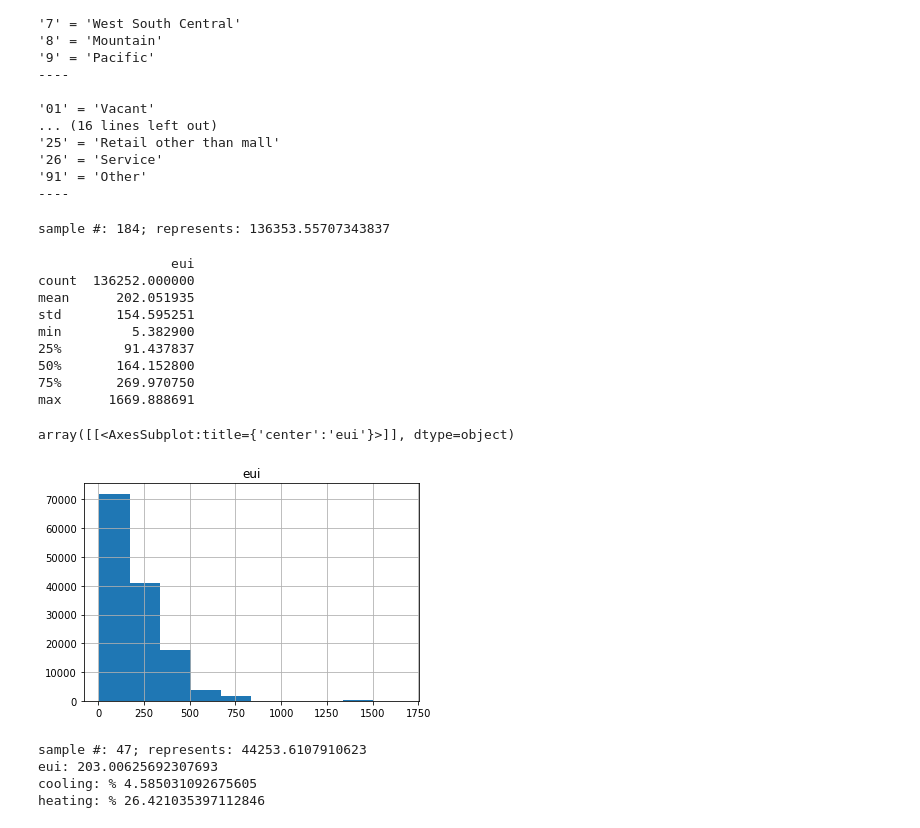
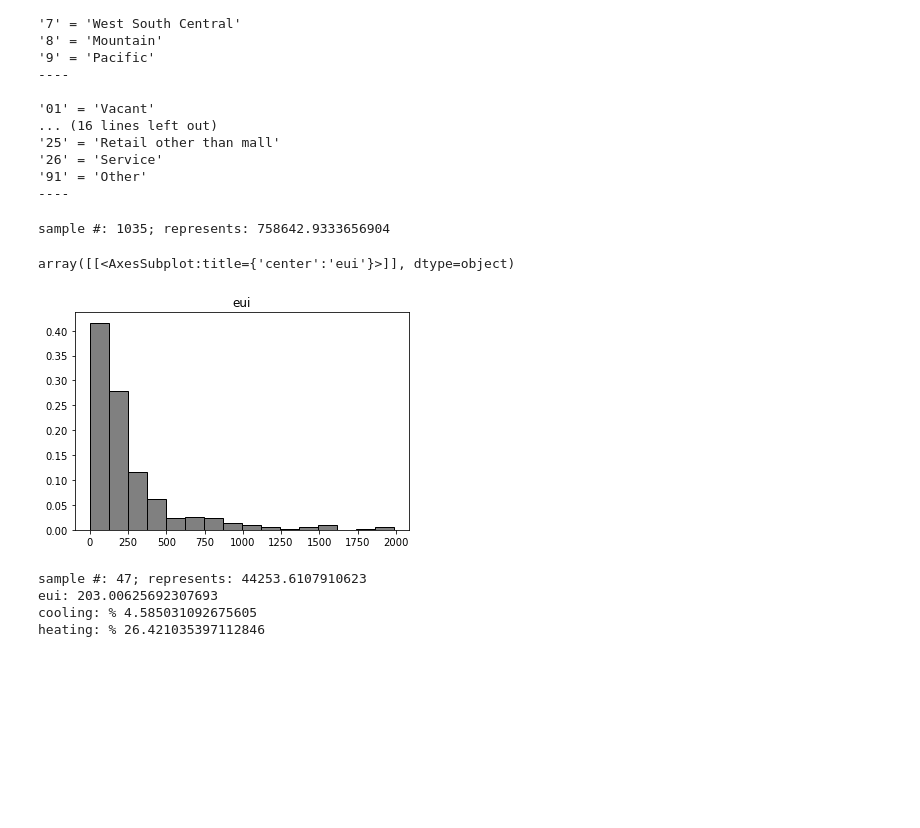
Before and after one commit to saeranv/astrobot, a Jupyter notebook: experiments/cbecs/cbecs_template.ipynb, the cells around one changed output. Drawn from its saved outputs; the diff is of its cells as text; code cells hidden in the pictures; blank space fills up the shorter version.

```diff
--- a/experiments/cbecs/cbecs_template.ipynb
+++ b/experiments/cbecs/cbecs_template.ipynb
@@ -86,7 +86,7 @@ d = d.query('vacant != 1 and monuse > 10') # Get rid of bad data
 #d = d.query('1e9 > sqft > 1000')       # For larger samples
 #d = d.query('cendiv == 7')
 d = d.query('yrcon > 2000')
-d = d.query('pba == {}'.format(int(2)))   # Office
+#d = d.query('pba == {}'.format(int(2)))   # Office
 do = d
 
 print('sample #: {}; represents: {} '.format(do.shape[0], do.finalwt.sum()))
@@ -101,33 +101,26 @@ _do = do.sort_values('eui', ascending=False)[es.ldlst()].iloc[1:-1, :]
 #do['eui'].sort_values('eui', ascending=False).plot()
 
 eui = do.sort_values('eui')['eui'] * 3.15
+#np.max(eui)
 # %% [output]
-sample #: 184; represents: 136353.55707343837
+sample #: 1035; represents: 758642.9333656904
 # %%
 #eui.describe()
 #eui.hist()
 
 wts = do[['finalwt', 'eui']].sort_values('eui').to_numpy()
-
 L = []
 for wt, _eui in wts:
     L.extend(list(np.ones(int(wt)) * _eui * 3.15))
+L = np.array(L)
+L = L[L < 2000]
+wts = np.ones_like(L) / len(L)
 df = pd.DataFrame({'eui': L})
-
-print(df.describe())
-df.hist()
+#print(df.describe())
+df.hist(bins=16, weights=wts, grid=False, color="gray", edgecolor="black")
 # %% [output]
-                 eui
-count  136252.000000
-mean      202.051935
-std       154.595251
-min         5.382900
-25%        91.437837
-50%       164.152800
-75%       269.970750
-max      1669.888691
+array([[<AxesSubplot:title={'center':'eui'}>]], dtype=object)
-array([[<AxesSubplot:title={'center':'eui'}>]], dtype=object)
-[figure, old version]
+[figure, new version]
 # %%
 # 3=East North Central Office
 d,k = dd,kk
```
Also changed, not shown: 7 other files.
